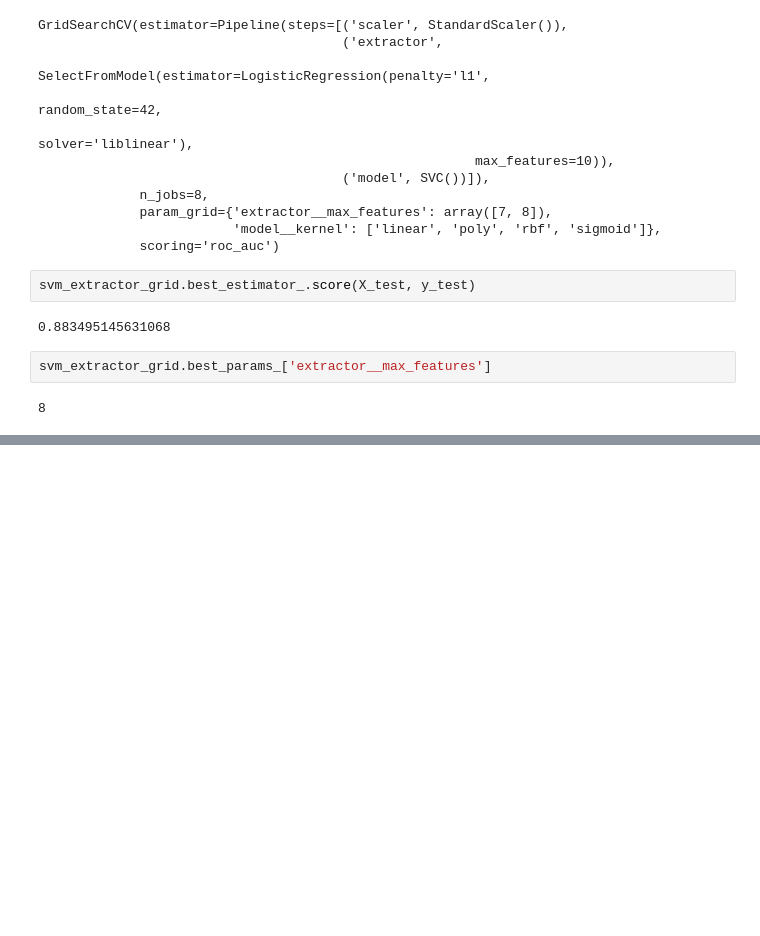
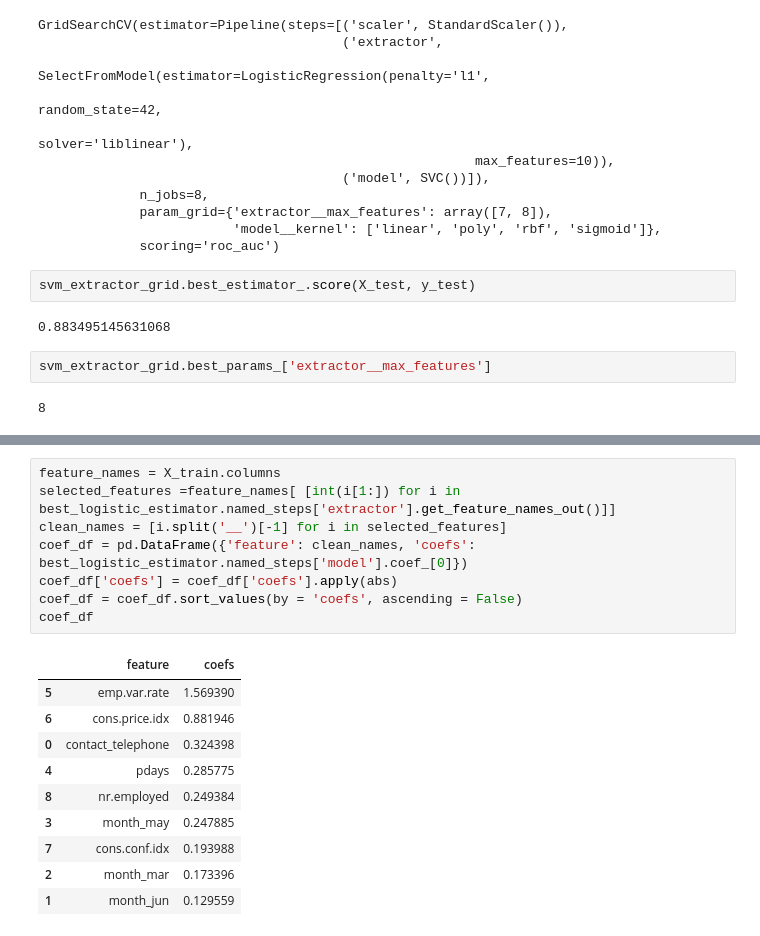
Before and after one commit to caller9/berkeley_ai_cert_module_17, a Jupyter notebook: practical_application_3.ipynb, the cells around one changed output, grey strips where cells are left out. Cells and saved outputs as stored; diff of their text form; blank space fills up the shorter version.

```diff
--- a/practical_application_3.ipynb
+++ b/practical_application_3.ipynb
@@ -442,0 +471,19 @@ svm_extractor_grid.best_params_['extractor__max_features']
+# %%
+feature_names = X_train.columns
+selected_features =feature_names[ [int(i[1:]) for i in best_logistic_estimator.named_steps['extractor'].get_feature_names_out()]]
+clean_names = [i.split('__')[-1] for i in selected_features]
+coef_df = pd.DataFrame({'feature': clean_names, 'coefs': best_logistic_estimator.named_steps['model'].coef_[0]})
+coef_df['coefs'] = coef_df['coefs'].apply(abs)
+coef_df = coef_df.sort_values(by = 'coefs', ascending = False)
+coef_df
+# %% [output]
+|  | feature | coefs |
+| 5 | emp.var.rate | 1.569390 |
+| 6 | cons.price.idx | 0.881946 |
+| 0 | contact_telephone | 0.324398 |
+| 4 | pdays | 0.285775 |
+| 8 | nr.employed | 0.249384 |
+| 3 | month_may | 0.247885 |
+| 7 | cons.conf.idx | 0.193988 |
+| 2 | month_mar | 0.173396 |
+| 1 | month_jun | 0.129559 |
```
Also changed, not shown: parts of 9 cells of this notebook, 1 other file.
